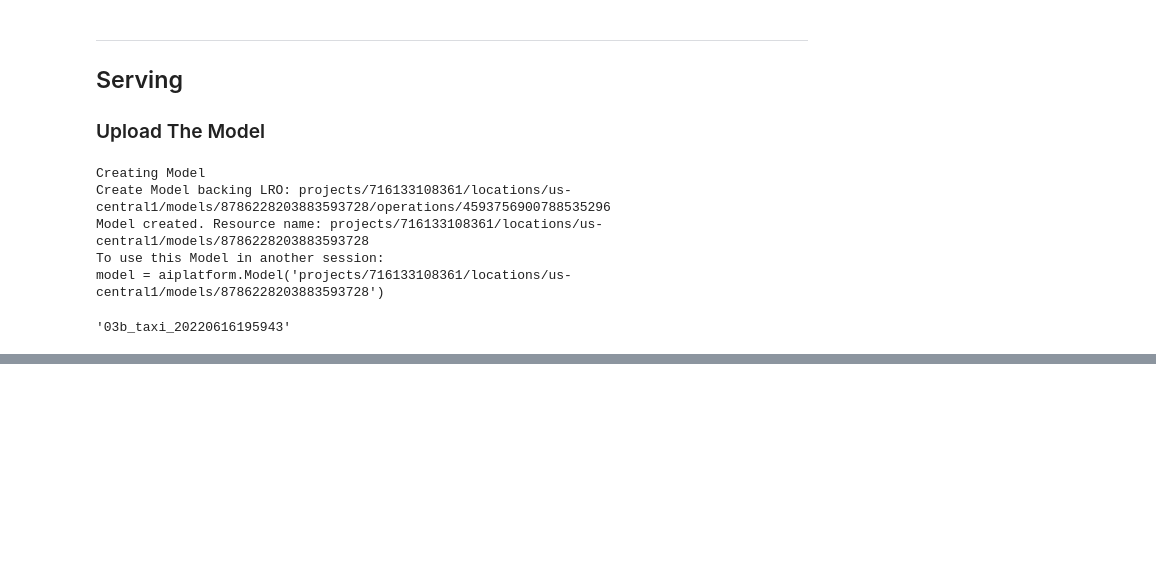
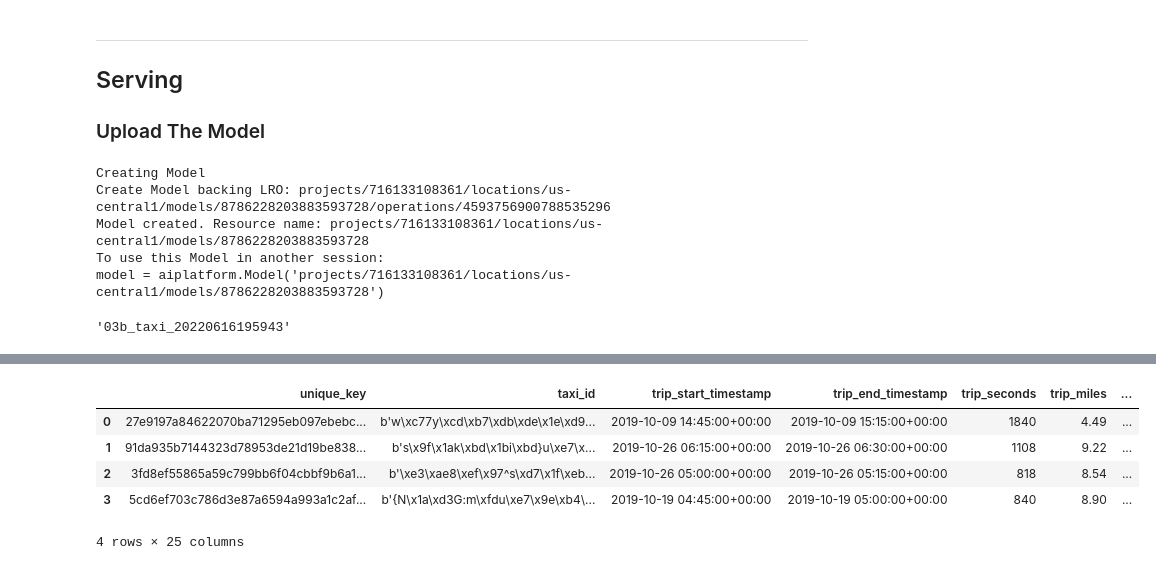
Before and after one commit to zacharyvunguyen/BigQuery-Machine-Learning-Predicting-Boolean-Values-Using-Binary-Logistic-Regression, a Jupyter notebook: 03b - Vertex AI + BQML - Online Predictions with BQML Models.ipynb, the cells around one changed output, grey strips where cells are left out. Saved outputs shown, nothing was run; the diff lists cells and outputs as text; code cells hidden in the pictures; blank space fills up the shorter version.

```diff
--- a/03b - Vertex AI + BQML - Online Predictions with BQML Models.ipynb
+++ b/03b - Vertex AI + BQML - Online Predictions with BQML Models.ipynb
@@ -107,0 +152,11 @@ model.display_name
+# %%
+pred = bigquery.query(query = f"SELECT * FROM {DATANAME}.{DATANAME}_prepped WHERE splits='TEST' and tips_label = 'YES'LIMIT 10").to_dataframe()
+# %%
+pred.head(4)
+# %% [output]
+|  | unique_key | taxi_id | trip_start_timestamp | trip_end_timestamp | trip_seconds | trip_miles | ... |
+| 0 | 27e9197a84622070ba71295eb097ebebc... | b'w\xc77y\xcd\xb7\xdb\xde\x1e\xd9... | 2019-10-09 14:45:00+00:00 | 2019-10-09 15:15:00+00:00 | 1840 | 4.49 | ... |
+| 1 | 91da935b7144323d78953de21d19be838... | b's\x9f\x1ak\xbd\x1bi\xbd}u\xe7\x... | 2019-10-26 06:15:00+00:00 | 2019-10-26 06:30:00+00:00 | 1108 | 9.22 | ... |
+| 2 | 3fd8ef55865a59c799bb6f04cbbf9b6a1... | b'\xe3\xae8\xef\x97^s\xd7\x1f\xeb... | 2019-10-26 05:00:00+00:00 | 2019-10-26 05:15:00+00:00 | 818 | 8.54 | ... |
+| 3 | 5cd6ef703c786d3e87a6594a993a1c2af... | b'{N\x1a\xd3G:m\xfdu\xe7\x9e\xb4\... | 2019-10-19 04:45:00+00:00 | 2019-10-19 05:00:00+00:00 | 840 | 8.90 | ... |
+4 rows × 25 columns
```
Also changed, not shown: parts of 23 cells of this notebook, 5 other files.
